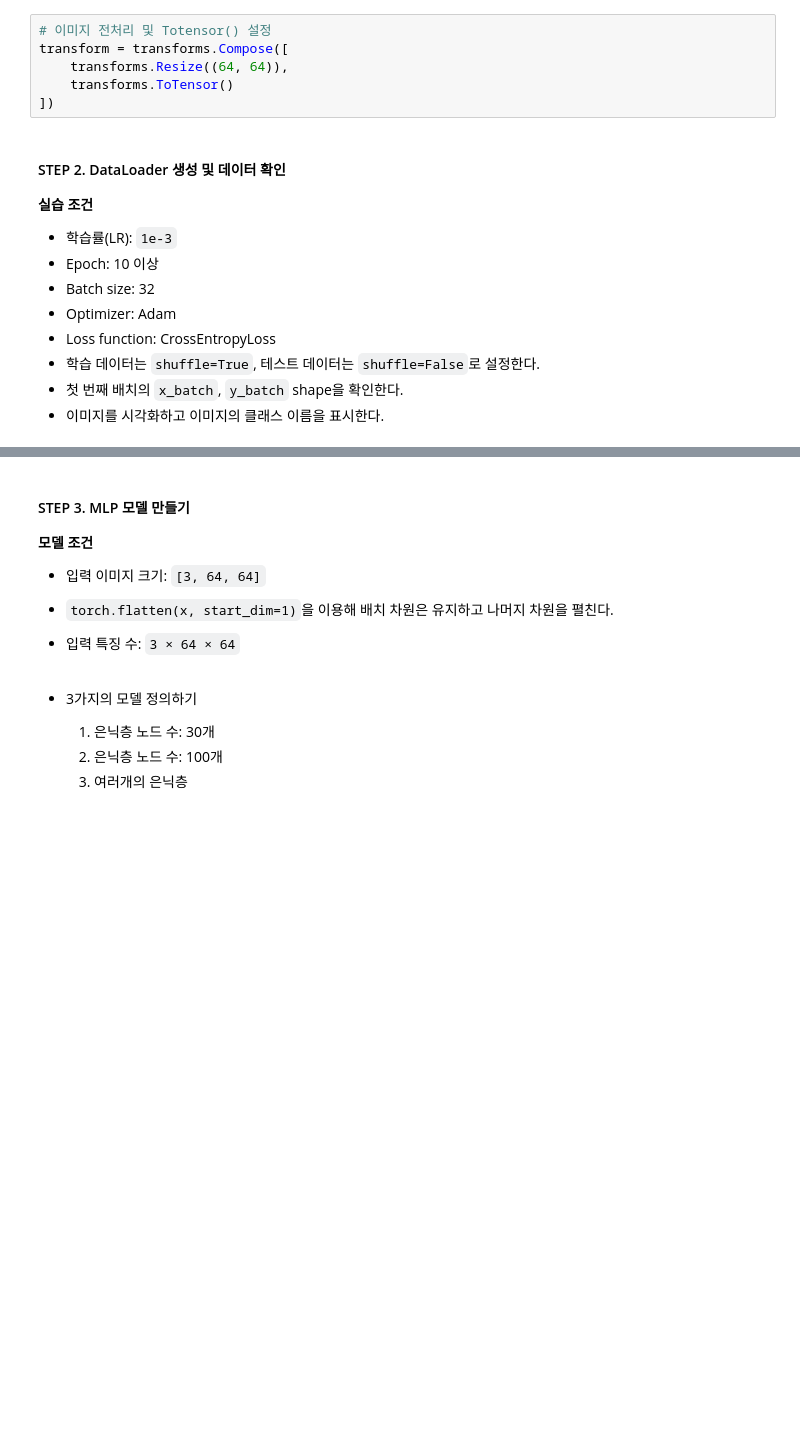
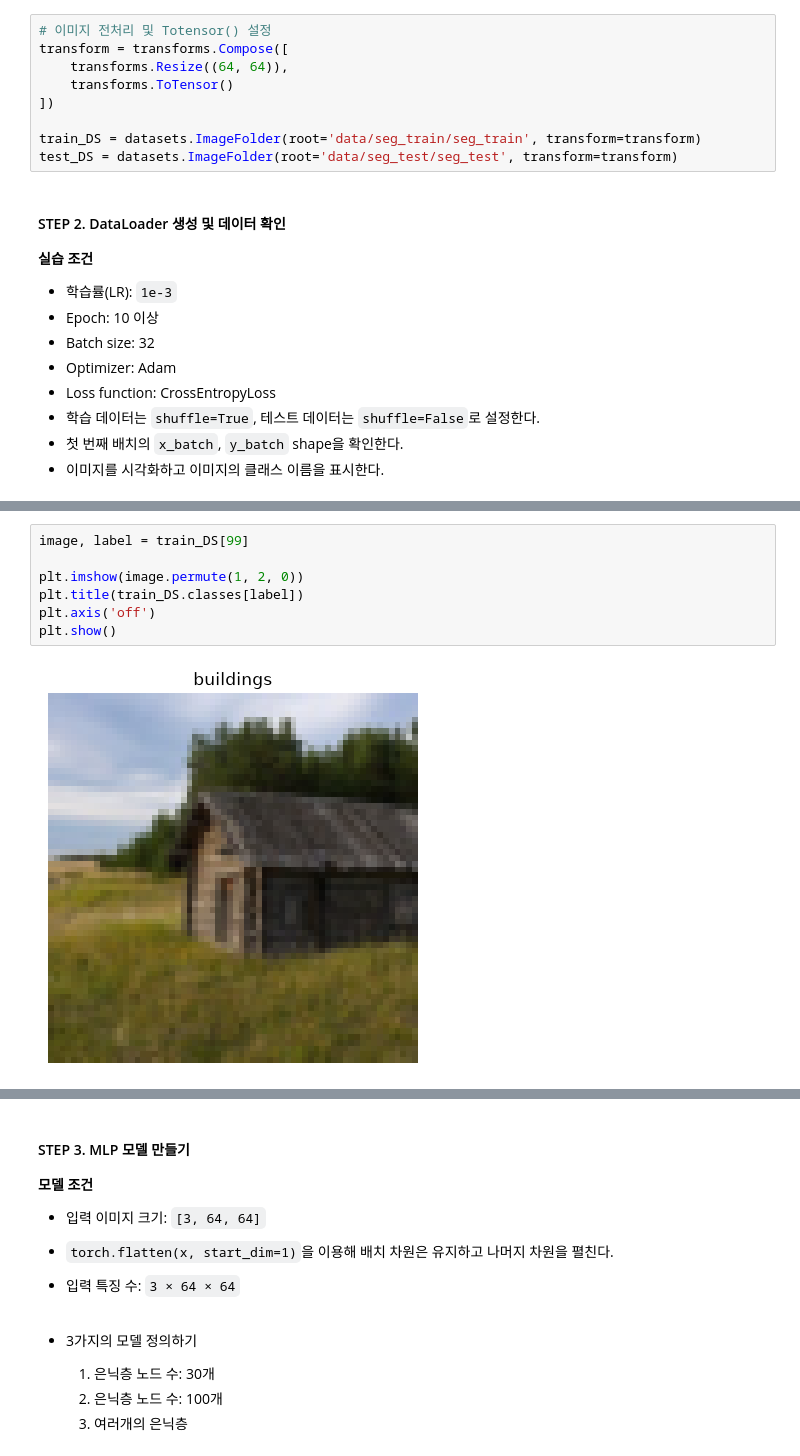
Before and after one commit to TemplariParu/PyTorch, a Jupyter notebook: 04.multiclass/04.multiclass_Intel_Image.ipynb, the cells around one changed output, grey strips where cells are left out. Saved outputs shown, nothing was run; the diff lists cells and outputs as text; blank space fills up the shorter version.

```diff
--- a/04.multiclass/04.multiclass_Intel_Image.ipynb
+++ b/04.multiclass/04.multiclass_Intel_Image.ipynb
@@ -65,6 +100,9 @@ transform = transforms.Compose([
     transforms.Resize((64, 64)),
     transforms.ToTensor()
 ])
+
+train_DS = datasets.ImageFolder(root='data/seg_train/seg_train', transform=transform)
+test_DS = datasets.ImageFolder(root='data/seg_test/seg_test', transform=transform)
 # %% [markdown]
 #### STEP 2. DataLoader 생성 및 데이터 확인
 
@@ -79,0 +159,9 @@ transform = transforms.Compose([
+# %%
+image, label = train_DS[99]
+
+plt.imshow(image.permute(1, 2, 0))
+plt.title(train_DS.classes[label])
+plt.axis('off')
+plt.show()
+# %% [output]
+[figure, added]
```
Also changed, not shown: parts of 15 cells of this notebook, 2 other files.
